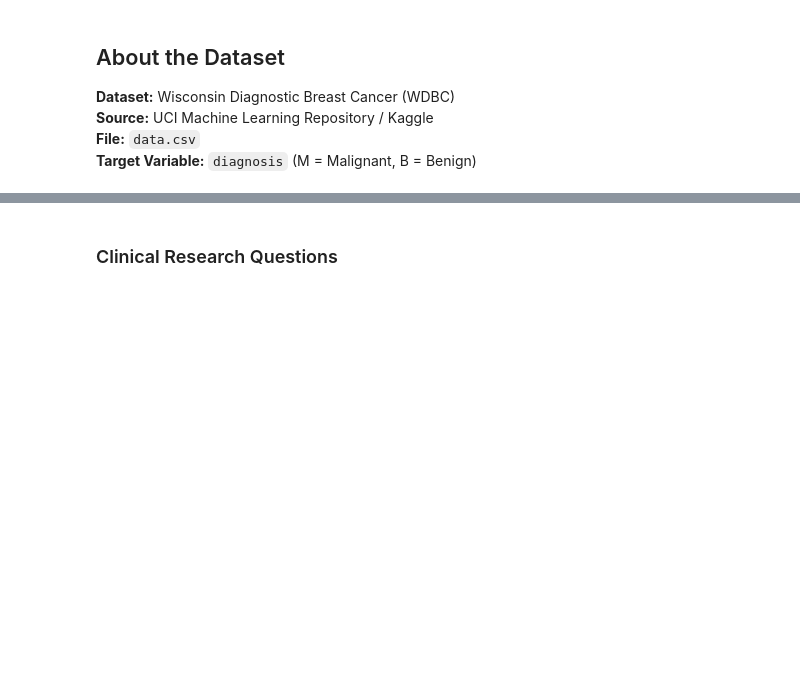
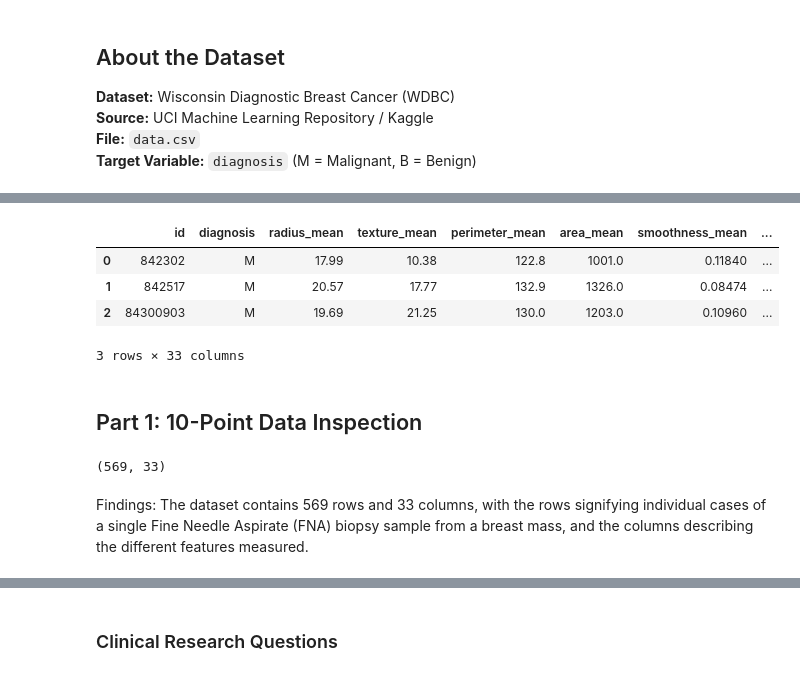
Before and after one commit to sophie-gill/I320_Project1, a Jupyter notebook: project1_data_inspection.ipynb, the cells around one changed output, grey strips where cells are left out. Saved outputs shown, nothing was run; the diff lists cells and outputs as text; code cells hidden in the pictures; blank space fills up the shorter version.

```diff
--- a/project1_data_inspection.ipynb
+++ b/project1_data_inspection.ipynb
@@ -183,0 +11,22 @@ Complete the following data dictionary for the **key columns**. For each column,
+# %%
+# Load the dataset
+import pandas as pd
+df = pd.read_csv('data.csv')
+
+# Verify dataset is loaded
+df.head(3)
+# %% [output]
+|  | id | diagnosis | radius_mean | texture_mean | perimeter_mean | area_mean | smoothness_mean | ... |
+| 0 | 842302 | M | 17.99 | 10.38 | 122.8 | 1001.0 | 0.11840 | ... |
+| 1 | 842517 | M | 20.57 | 17.77 | 132.9 | 1326.0 | 0.08474 | ... |
+| 2 | 84300903 | M | 19.69 | 21.25 | 130.0 | 1203.0 | 0.10960 | ... |
+3 rows × 33 columns
+# %% [markdown]
+## Part 1: 10-Point Data Inspection
+# %%
+# Step 1: Shape
+df.shape
+# %% [output]
+(569, 33)
+# %% [markdown]
+Findings: The dataset contains 569 rows and 33 columns, with the rows signifying individual cases of a single Fine Needle Aspirate (FNA) biopsy sample from a breast mass, and the columns describing the different features measured.
```
Also changed, not shown: parts of 47 cells of this notebook.
